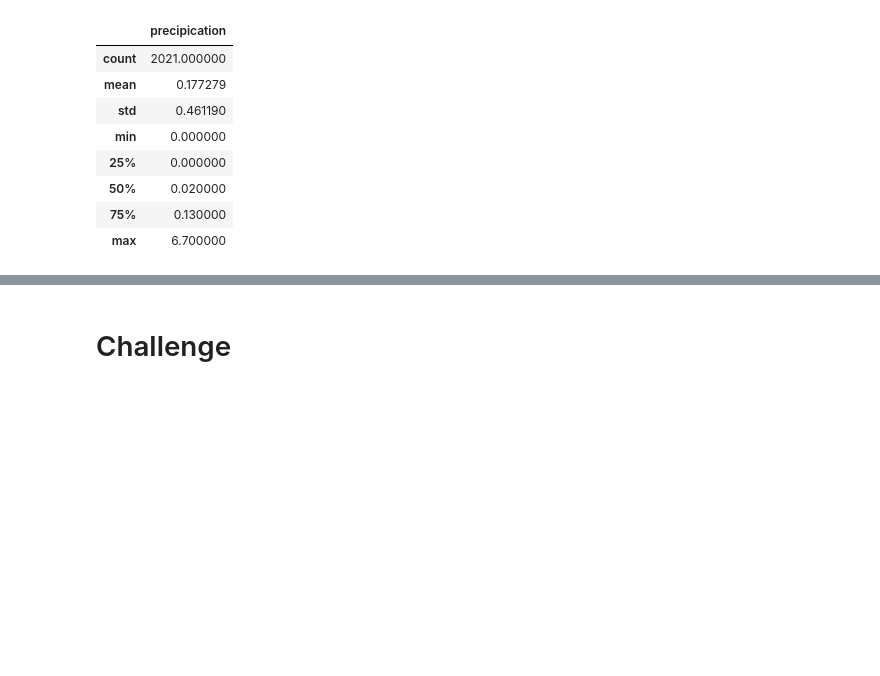
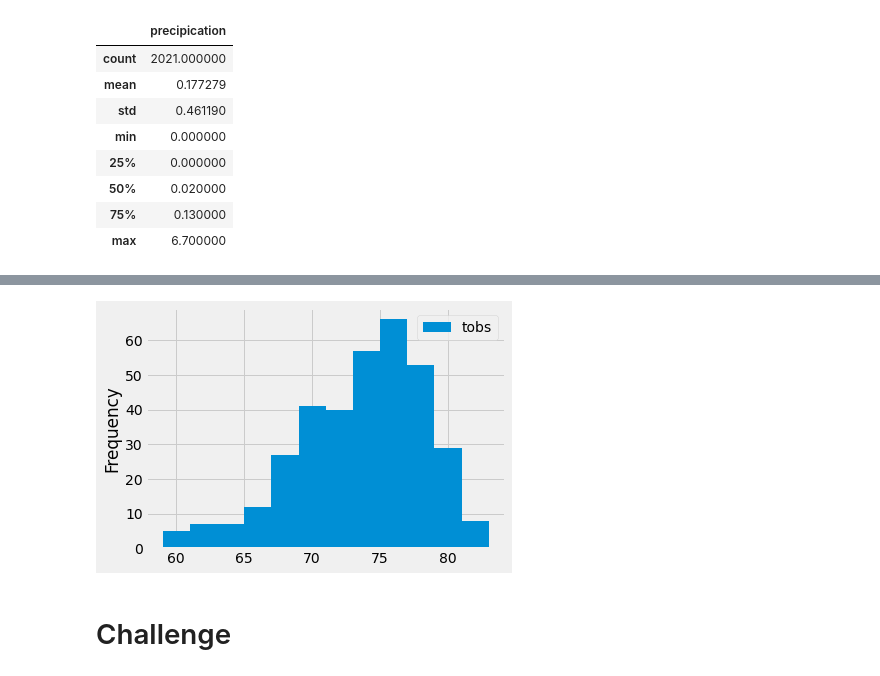
Before and after one commit to jmueller187/surfs_up, a Jupyter notebook: climate_analysis.ipynb, the cells around one changed output, grey strips where cells are left out. Saved outputs shown, nothing was run; the diff lists cells and outputs as text; code cells hidden in the pictures; blank space fills up the shorter version.

Commit message:
Weather station and temperature analysis complete.

```diff
--- a/climate_analysis.ipynb
+++ b/climate_analysis.ipynb
@@ -116,3 +135,8 @@ precip_per_date_df.describe()
 # %%
 # Choose the station with the highest number of temperature observations.
 # Query the last 12 months of temperature observation data for this station and plot the results as a histogram
+station_results = []
+station_results = session.query(Measurement.tobs).\
+filter(Measurement.station == 'USC00519281').\
+filter(Measurement.date >= prev_year).all()
+print(station_results)
@@ -118,0 +145,3 @@ precip_per_date_df.describe()
+# %%
+station_results_df = pd.DataFrame(station_results, columns=['tobs'])
+print(station_results_df.to_string(index=False))
@@ -119,3 +166,9 @@ precip_per_date_df.describe()
+# %%
+# Plot temperature observations using a histogram.
+station_results_df.plot.hist(bins=12)
+plt.tight_layout()
+# %% [output]
+[figure, added]
 # %%
 # Write a function called `calc_temps` that will accept start date and end date in the format '%Y-%m-%d'
 # and return the minimum, average, and maximum temperatures for that range of dates
```
Also changed, not shown: parts of 5 cells of this notebook.
